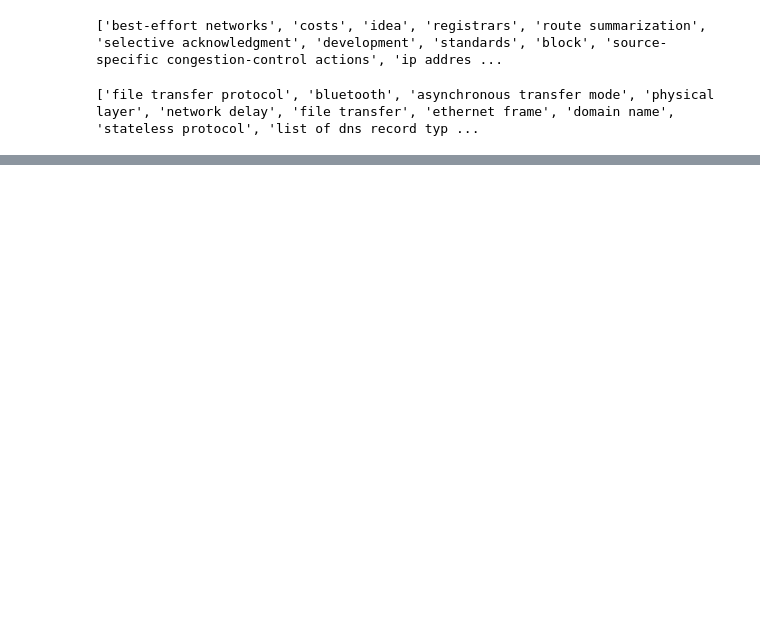
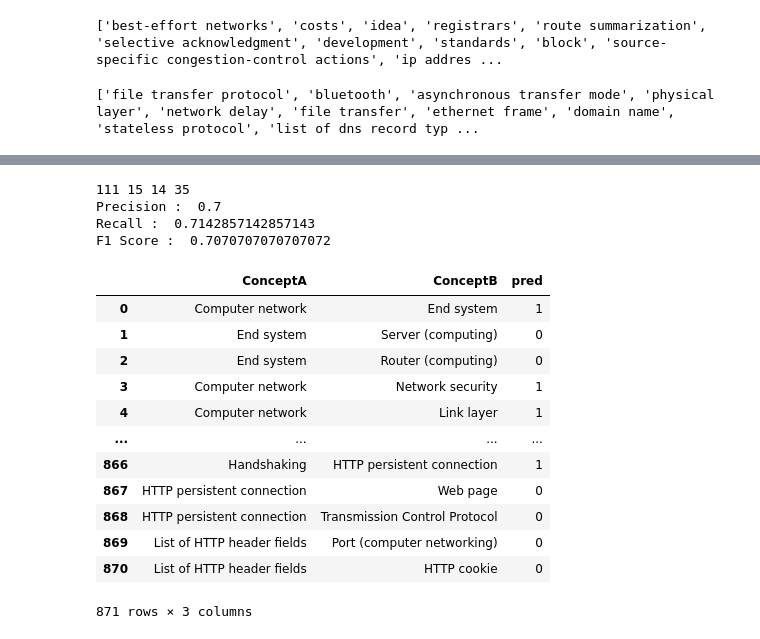
Before and after one commit to KarunThankachan/courseEvalAndGen, a Jupyter notebook: notebooks/Prerequisite Learning v2.ipynb, the cells around one changed output, grey strips where cells are left out. Saved outputs shown, nothing was run; the diff lists cells and outputs as text; code cells hidden in the pictures; blank space fills up the shorter version.

Commit message:
Prediction added

```diff
--- a/notebooks/Prerequisite Learning v2.ipynb
+++ b/notebooks/Prerequisite Learning v2.ipynb
@@ -149,0 +231,3 @@ AttributeError: 'numpy.ndarray' object has no attribute 'to_list'
+# %%
+train_clean_data = clean_data[['Complexity','Avg_ChapterDist','Avg_PageDist','Avg_LineDist','Avg_WordDist','Prereq']]
+train_clean_data.head()
@@ -149,0 +245,3 @@ AttributeError: 'numpy.ndarray' object has no attribute 'to_list'
+# %%
+X = train_clean_data.loc[:, clean_data.columns != 'Prereq']
+y = train_clean_data.loc[:, clean_data.columns == 'Prereq']
@@ -149,0 +301,38 @@ AttributeError: 'numpy.ndarray' object has no attribute 'to_list'
+# %%
+# train model
+import numpy as np
+X_train, X_test, y_train, y_test = train_test_split(X, y, stratify=y, test_size=0.2, random_state=0)
+rfc = RandomForestClassifier(n_estimators=200).fit(X_train, y_train)
+
+# predict on test set
+y_pred = rfc.predict(X_test)
+tn, fp, fn, tp  = confusion_matrix(np.array(y_test), np.array(y_pred)).ravel()
+print(tn, fp, fn, tp)
+precision = tp / (tp+fp)
+recall = tp / (tp+fn)
+print("Precision : ", precision)
+print("Recall : ", recall)
+print("F1 Score : ", f1_score(y_test, y_pred))
+# %% [output]
+111 15 14 35
+Precision :  0.7
+Recall :  0.7142857142857143
+F1 Score :  0.7070707070707072
+# %%
+clean_data['pred'] = rfc.predict(X)
+# %%
+clean_data[['ConceptA','ConceptB','pred']]
+# %% [output]
+|  | ConceptA | ConceptB | pred |
+| 0 | Computer network | End system | 1 |
+| 1 | End system | Server (computing) | 0 |
+| 2 | End system | Router (computing) | 0 |
+| 3 | Computer network | Network security | 1 |
+| 4 | Computer network | Link layer | 1 |
+| ... | ... | ... | ... |
+| 866 | Handshaking | HTTP persistent connection | 1 |
+| 867 | HTTP persistent connection | Web page | 0 |
+| 868 | HTTP persistent connection | Transmission Control Protocol | 0 |
+| 869 | List of HTTP header fields | Port (computer networking) | 0 |
+| 870 | List of HTTP header fields | HTTP cookie | 0 |
+871 rows × 3 columns
```
Also changed, not shown: parts of 17 cells of this notebook, 9 other files.
